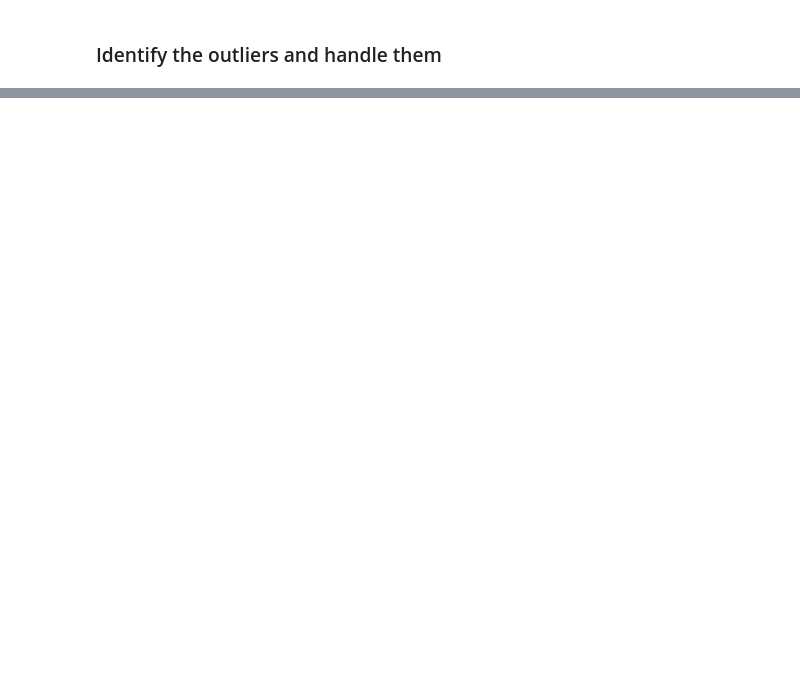
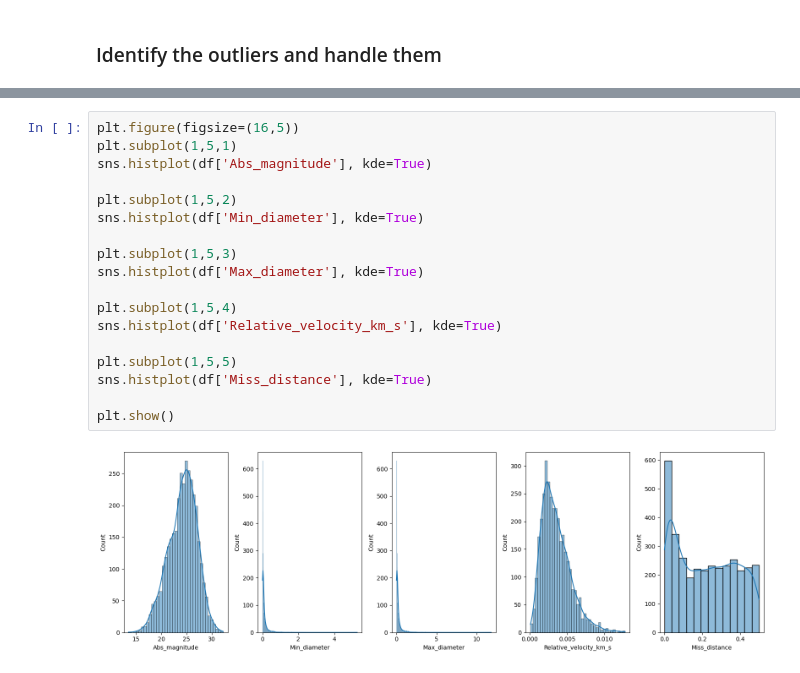
Before and after one commit to parul0315/Applied-Python-Projects-Business-Simulation-Space-Object-Classification, a Jupyter notebook: Task2/main.ipynb, the cells around one changed output, grey strips where cells are left out. Cells and saved outputs as stored; diff of their text form; blank space fills up the shorter version.

```diff
--- a/Task2/main.ipynb
+++ b/Task2/main.ipynb
@@ -327,0 +350,20 @@ Text(0, 0.5, 'Diameter in 10^3 m')
+# %%
+plt.figure(figsize=(16,5))
+plt.subplot(1,5,1)
+sns.histplot(df['Abs_magnitude'], kde=True)
+
+plt.subplot(1,5,2)
+sns.histplot(df['Min_diameter'], kde=True)
+
+plt.subplot(1,5,3)
+sns.histplot(df['Max_diameter'], kde=True)
+
+plt.subplot(1,5,4)
+sns.histplot(df['Relative_velocity_km_s'], kde=True)
+
+plt.subplot(1,5,5)
+sns.histplot(df['Miss_distance'], kde=True)
+
+plt.show()
+# %% [output]
+[figure, added]
```
Also changed, not shown: parts of 26 cells of this notebook.
